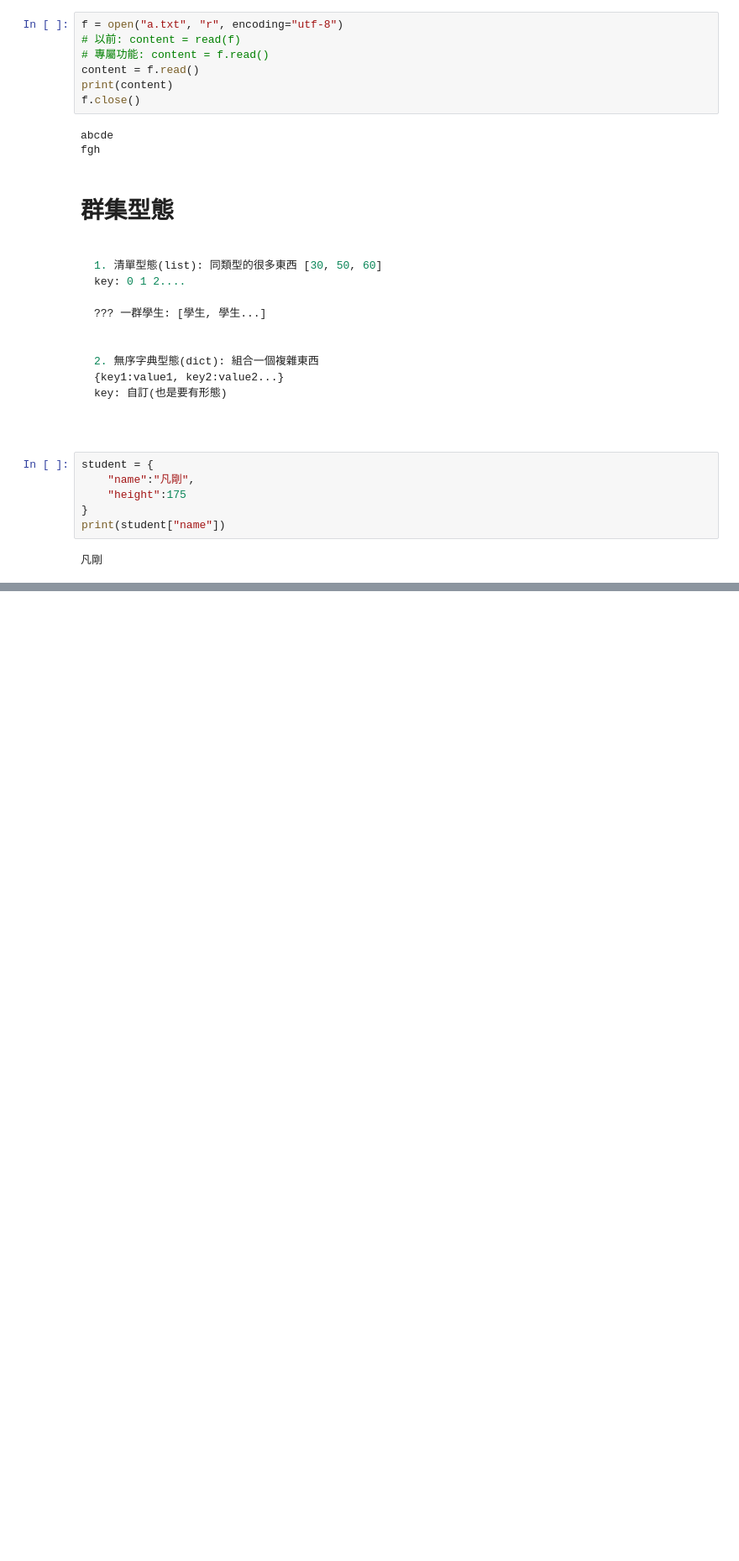
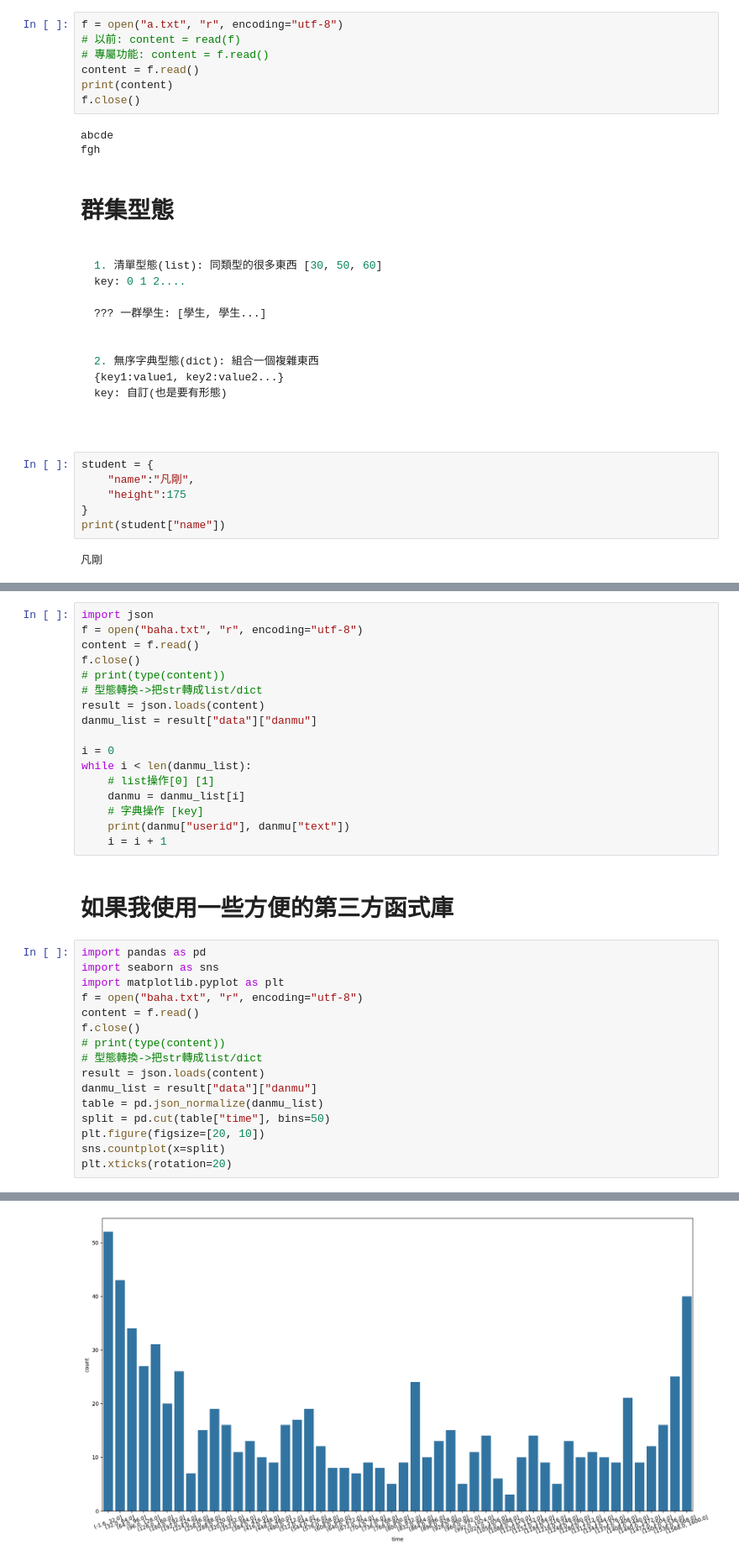
Before and after one commit to Elwing-Chou/ximen1203, a Jupyter notebook: ximen_1204.ipynb, the cells around one changed output, grey strips where cells are left out. Shown at 84% size. Drawn from its saved outputs; the diff is of its cells as text; blank space fills up the shorter version.

```diff
--- a/ximen_1204.ipynb
+++ b/ximen_1204.ipynb
@@ -457,0 +479,36 @@ print(student["name"])
+# %%
+import json
+f = open("baha.txt", "r", encoding="utf-8")
+content = f.read()
+f.close()
+# print(type(content))
+# 型態轉換->把str轉成list/dict
+result = json.loads(content)
+danmu_list = result["data"]["danmu"]
+
+i = 0
+while i < len(danmu_list):
+    # list操作[0] [1]
+    danmu = danmu_list[i]
+    # 字典操作 [key]
+    print(danmu["userid"], danmu["text"])
+    i = i + 1
+# %% [markdown]
+# 如果我使用一些方便的第三方函式庫
+# %%
+import pandas as pd
+import seaborn as sns
+import matplotlib.pyplot as plt
+f = open("baha.txt", "r", encoding="utf-8")
+content = f.read()
+f.close()
+# print(type(content))
+# 型態轉換->把str轉成list/dict
+result = json.loads(content)
+danmu_list = result["data"]["danmu"]
+table = pd.json_normalize(danmu_list)
+split = pd.cut(table["time"], bins=50)
+plt.figure(figsize=[20, 10])
+sns.countplot(x=split)
+plt.xticks(rotation=20)
+# %% [output]
@@ -457,0 +532 @@ print(student["name"])
+[figure, added]
```
Also changed, not shown: parts of 4 cells of this notebook.
